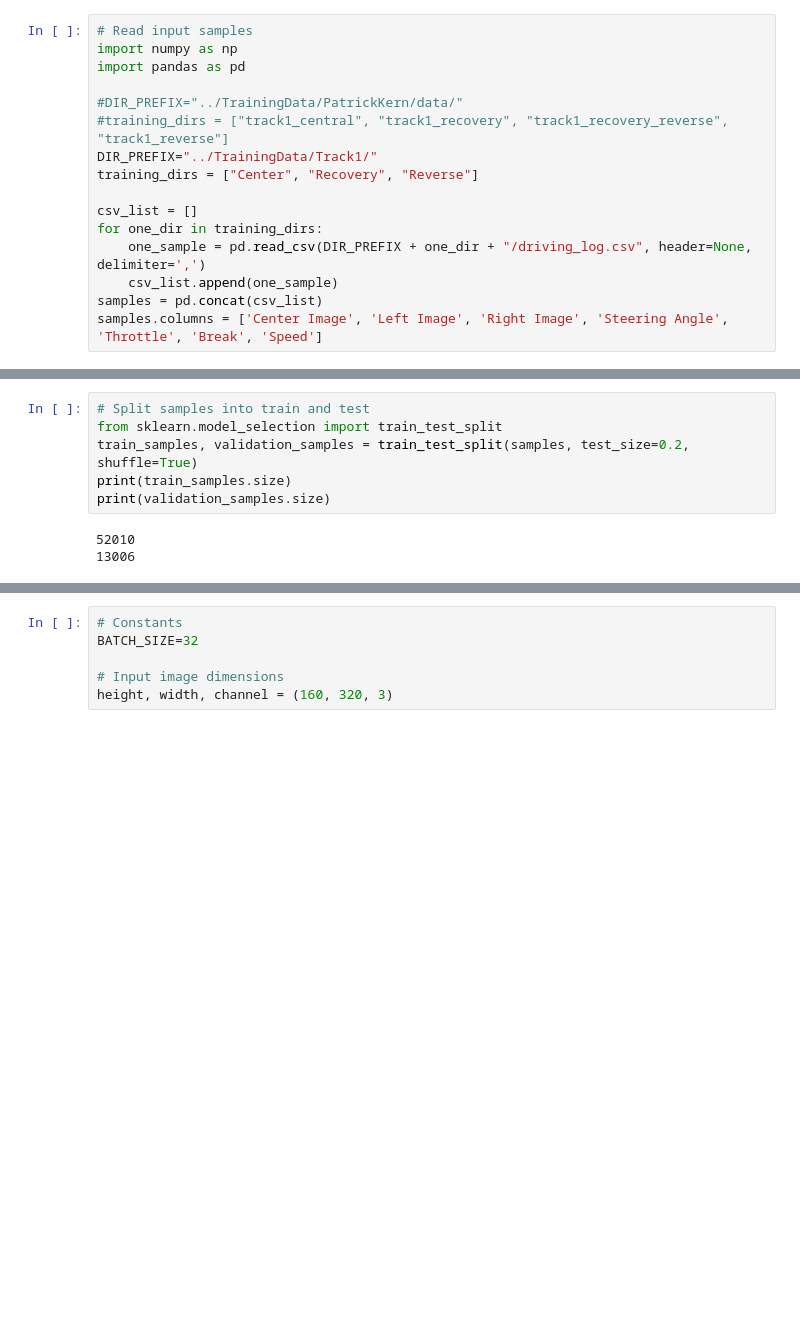
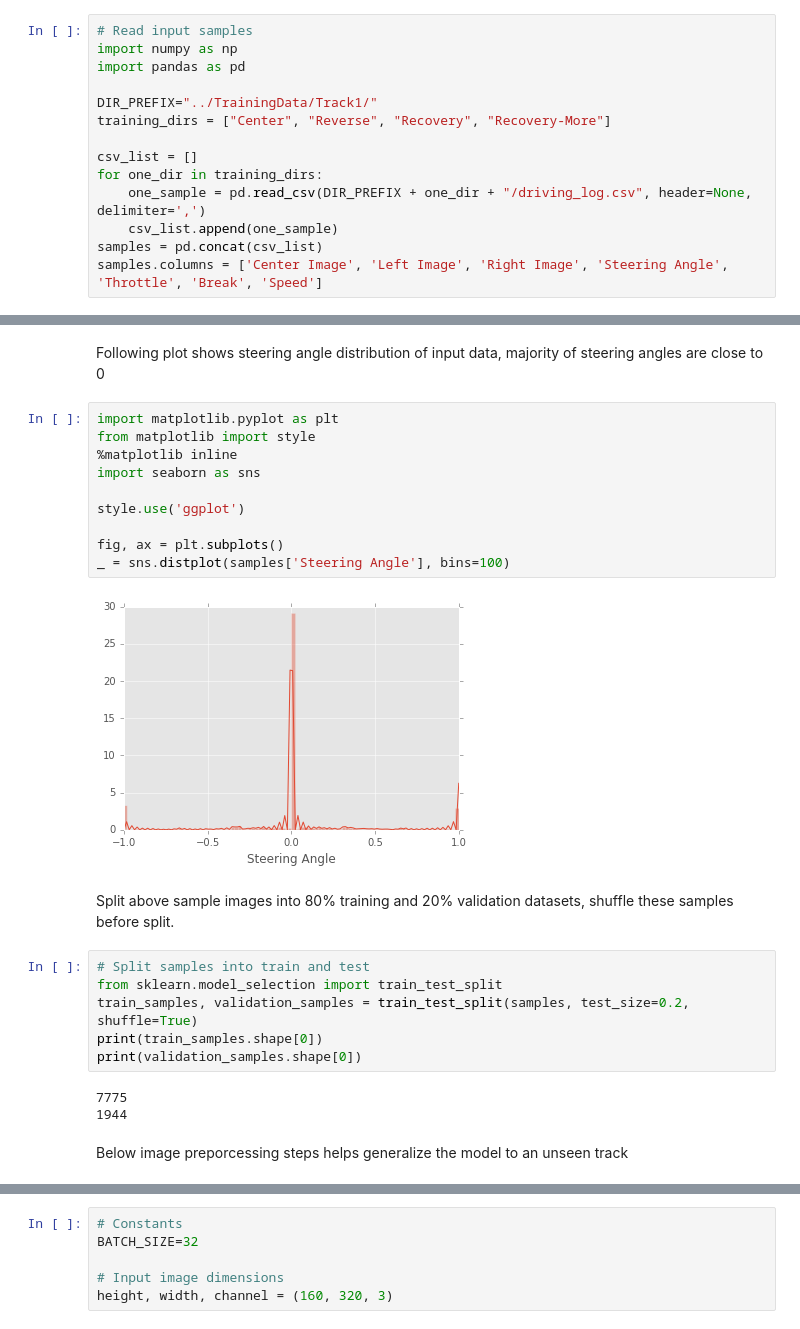
Before and after one commit to rajatsharma01/CarND-Behavioral-Cloning-P3, a Jupyter notebook: model.ipynb, the cells around one changed output, grey strips where cells are left out. Cells and saved outputs as stored; diff of their text form; blank space fills up the shorter version.

```diff
--- a/model.ipynb
+++ b/model.ipynb
@@ -5,10 +8,8 @@ Read input data files
 import numpy as np
 import pandas as pd
 
-#DIR_PREFIX="../TrainingData/PatrickKern/data/"
-#training_dirs = ["track1_central", "track1_recovery", "track1_recovery_reverse", "track1_reverse"]
 DIR_PREFIX="../TrainingData/Track1/"
-training_dirs = ["Center", "Recovery", "Reverse"]
+training_dirs = ["Center", "Reverse", "Recovery", "Recovery-More"]
 
 csv_list = []
 for one_dir in training_dirs:
@@ -25,12 +26,30 @@ samples.head()
 | 2 | /home/rajat/work/udacity/sdc/Proj... | /home/rajat/work/udacity/sdc/Proj... | /home/rajat/work/udacity/sdc/Proj... | 0.0 | 0.0 | 0.0 | 0.000079 |
 | 3 | /home/rajat/work/udacity/sdc/Proj... | /home/rajat/work/udacity/sdc/Proj... | /home/rajat/work/udacity/sdc/Proj... | 0.0 | 0.0 | 0.0 | 0.000078 |
 | 4 | /home/rajat/work/udacity/sdc/Proj... | /home/rajat/work/udacity/sdc/Proj... | /home/rajat/work/udacity/sdc/Proj... | 0.0 | 0.0 | 0.0 | 0.000078 |
+# %% [markdown]
+Following plot shows steering angle distribution of input data, majority of steering angles are close to 0
+# %%
+import matplotlib.pyplot as plt
+from matplotlib import style
+%matplotlib inline
+import seaborn as sns
+
+style.use('ggplot')
+
+fig, ax = plt.subplots()
+_ = sns.distplot(samples['Steering Angle'], bins=100)
+# %% [output]
+[figure, added]
+# %% [markdown]
+Split above sample images into 80% training and 20% validation datasets, shuffle these samples before split.
 # %%
 # Split samples into train and test
 from sklearn.model_selection import train_test_split
 train_samples, validation_samples = train_test_split(samples, test_size=0.2, shuffle=True)
-print(train_samples.size)
-print(validation_samples.size)
+print(train_samples.shape[0])
+print(validation_samples.shape[0])
 # %% [output]
-52010
-13006
+7775
+1944
+# %% [markdown]
+Below image preporcessing steps helps generalize the model to an unseen track
```
Also changed, not shown: parts of 17 cells of this notebook, 3 other files.
